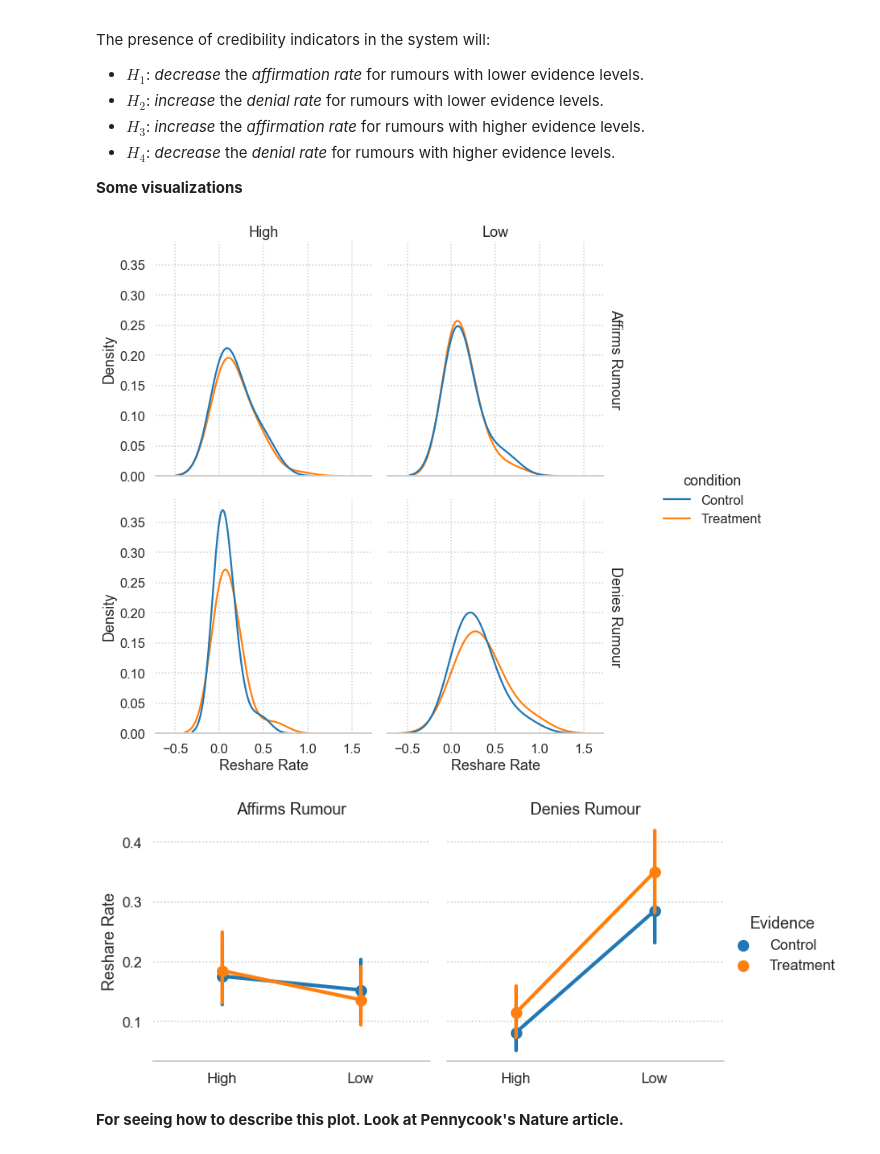
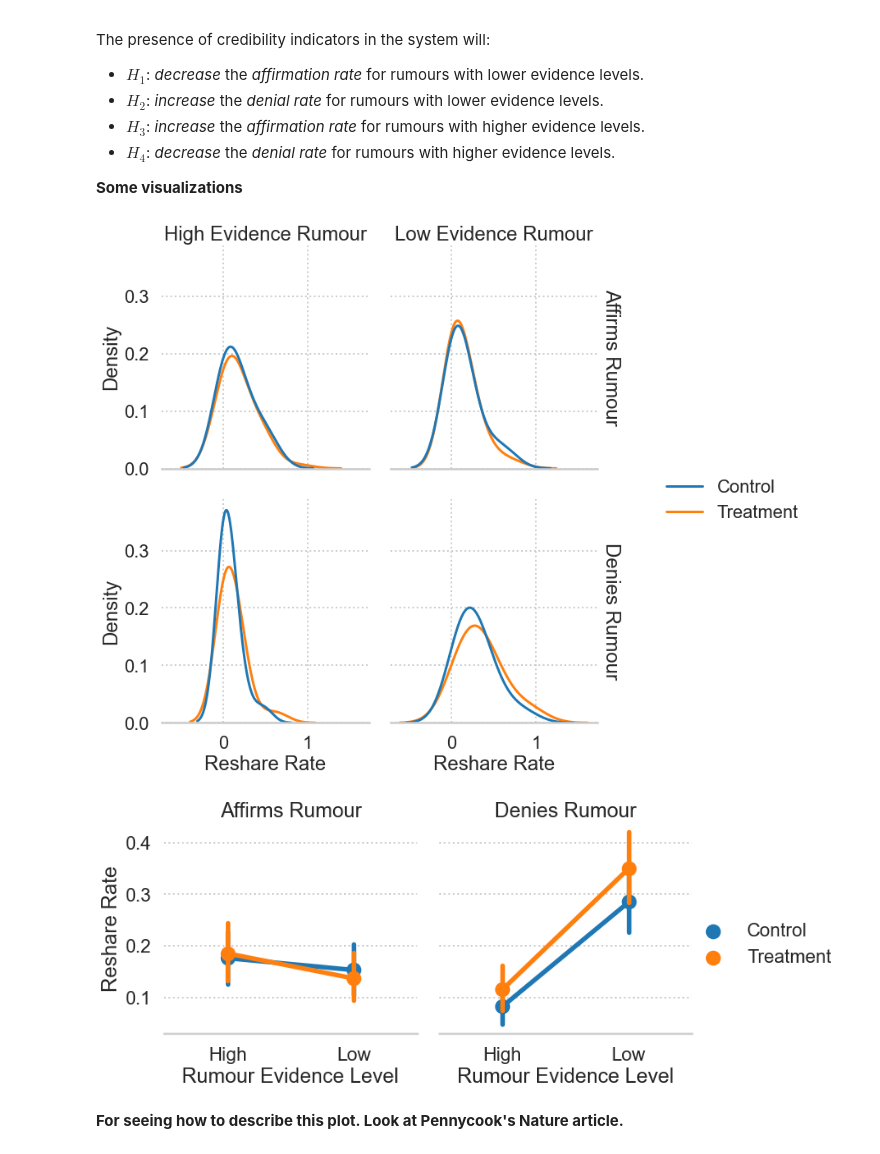
Before and after one commit to cameron-raymond/SDS-Thesis, a Jupyter notebook: notebooks/Descriptive_Analysis.ipynb, the cells around one changed output. Saved outputs shown, nothing was run; the diff lists cells and outputs as text; code cells hidden in the pictures.

```diff
--- a/notebooks/Descriptive_Analysis.ipynb
+++ b/notebooks/Descriptive_Analysis.ipynb
@@ -12,7 +12,7 @@ sns.set_style("whitegrid",{'axes.spines.left' : False,
                            'axes.spines.right': False,
                            'axes.spines.top': False,
                            'grid.linestyle': ':'})
-sns.set_context("talk")
+sns.set_context("poster")
 
 STUDY_ID ="60b37265a9f60881975de69e"
 # %%
@@ -149,18 +183,19 @@ af_di = melted[melted["code"].isin(["Affirms","Denies"])]
 # %%
 g = sns.displot(data=af_di,
             x="reshared",
             hue="condition",
             col="evidence",
             row="code",
             bw_adjust=1.8,
             facet_kws={"margin_titles":True},
             kind="kde")
-g.set_titles(col_template="{col_name}", row_template="{row_name} Rumour")
+g.set_titles(col_template="{col_name} Evidence Rumour", row_template="{row_name} Rumour")
 g.set_axis_labels(x_var="Reshare Rate")
+g._legend.set_title("")
 sns.despine(left=True)
 g.fig.savefig("../figures/descriptive_analysis/reshare_rate-hist.pdf")
 # %% [output]
-[figure, old version]
+[figure, new version]
 # %%
 g = sns.catplot(data=af_di,
             x="evidence",
@@ -171,12 +206,12 @@ g = sns.catplot(data=af_di,
             margin_titles=True,
             kind="point")
 g.set_titles(col_template="{col_name} Rumour",)
-g.set_axis_labels(y_var="Reshare Rate",x_var="")
-g._legend.set_title("Evidence")
+g.set_axis_labels(y_var="Reshare Rate",x_var="Rumour Evidence Level")
+g._legend.set_title("")
 sns.despine(left=True)
 g.savefig("../figures/descriptive_analysis/reshare_rate-point_plot.pdf")
 # %% [output]
-[figure, old version]
+[figure, new version]
 # %% [markdown]
 **For seeing how to describe this plot. Look at Pennycook's Nature article.**
 # %%
```
Also changed, not shown: parts of 12 cells of this notebook, 8 other files.
